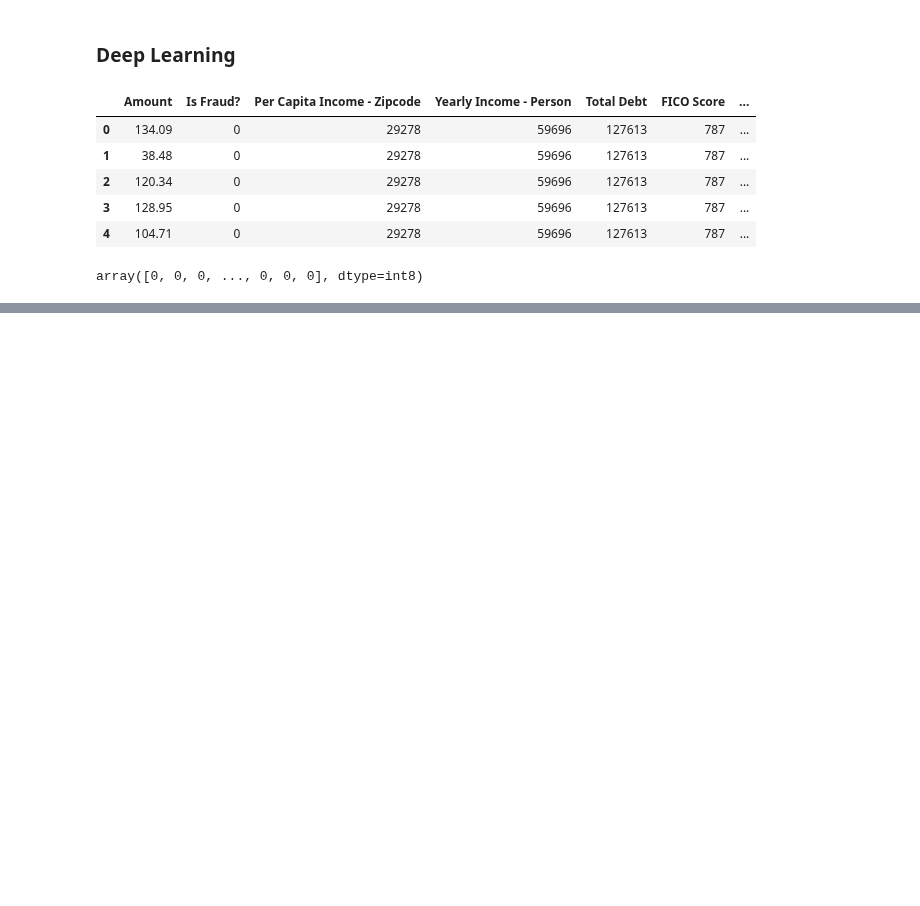
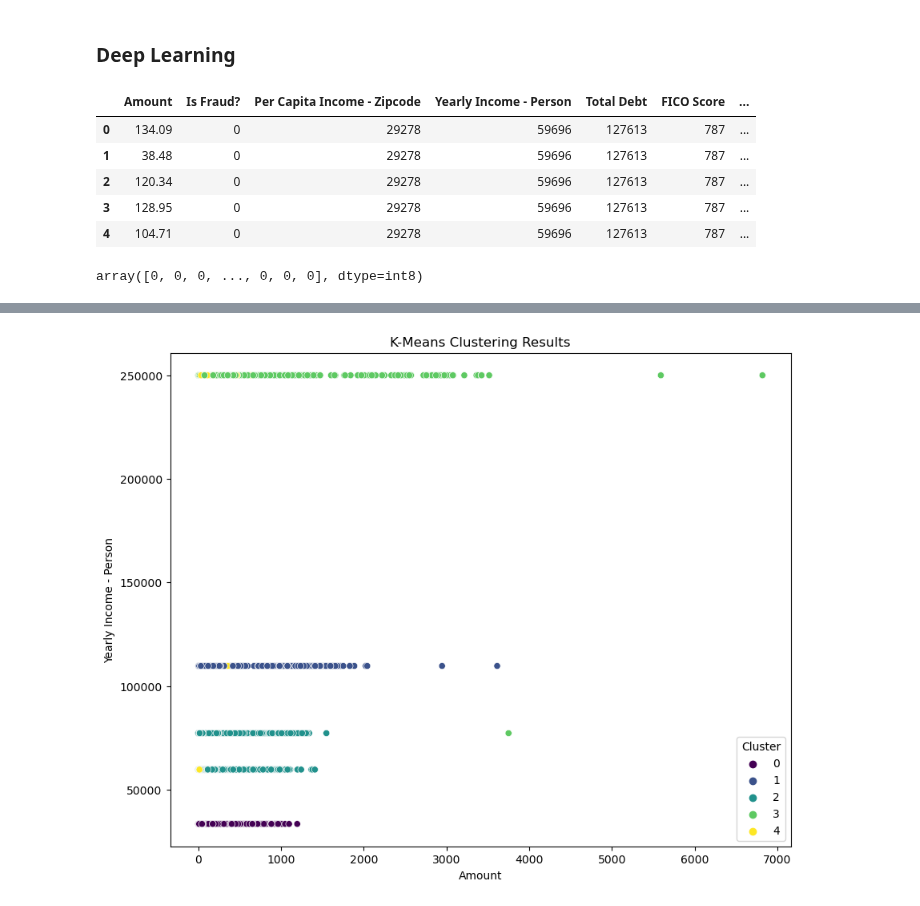
Before and after one commit to wrube/Project_4_Group_2, a Jupyter notebook: create_dataset_aleks.ipynb, the cells around one changed output, grey strips where cells are left out. Cells and saved outputs as stored; diff of their text form; code cells hidden in the pictures; blank space fills up the shorter version.

```diff
--- a/create_dataset_aleks.ipynb
+++ b/create_dataset_aleks.ipynb
@@ -917,0 +1288,42 @@ print(f"Loss: {model_loss}, Accuracy: {model_accuracy}")
+# %%
+# Dropping the target variable 'Is Fraud?' and any other non-relevant columns for clustering
+data_clustering_2 = merged_and_drop_df.drop(columns=['Is Fraud?', 'timestamp'])
+
+# Defining categorical and numerical columns
+categorical_features = ['Use Chip', 'Merchant State', 'Errors?', 'time_of_day']
+numerical_features = ['Amount', 'Per Capita Income - Zipcode', 'Yearly Income - Person', 'Total Debt',
+                      'FICO Score', 'Num Credit Cards', 'Has Chip', 'Cards Issued', 'International',
+                      'Online', 'Age_at_transaction', 'income_to_debt', 'day_of_week', 'distances']
+
+# Preprocessing pipeline for numerical and categorical features
+preprocessor = ColumnTransformer(
+    transformers=[
+        ('num', StandardScaler(), numerical_features),
+        ('cat', OneHotEncoder(handle_unknown='ignore'), categorical_features)
+    ])
+
+# Creating the preprocessing and clustering pipeline
+pipeline_2 = Pipeline(steps=[
+    ('preprocessor', preprocessor),
+    ('kmeans', KMeans(n_clusters=5, random_state=42))
+])
+
+# Fitting the pipeline to the data
+pipeline_2.fit(data_clustering_2)
+
+# Getting the cluster labels from the fitted pipeline
+cluster_labels = pipeline_2.named_steps['kmeans'].labels_
+
+# Adding the cluster labels to the original data
+data_clustering_2['Cluster'] = cluster_labels
+
+# Visualizing the clusters
+plt.figure(figsize=(10, 8))
+sns.scatterplot(x='Amount', y='Yearly Income - Person', hue='Cluster', data=data_clustering_2, palette='viridis')
+plt.title('K-Means Clustering Results')
+plt.xlabel('Amount')
+plt.ylabel('Yearly Income - Person')
+plt.legend(title='Cluster')
+plt.show()
+# %% [output]
+[figure, added]
```
Also changed, not shown: parts of 21 cells of this notebook, 1 other file.
